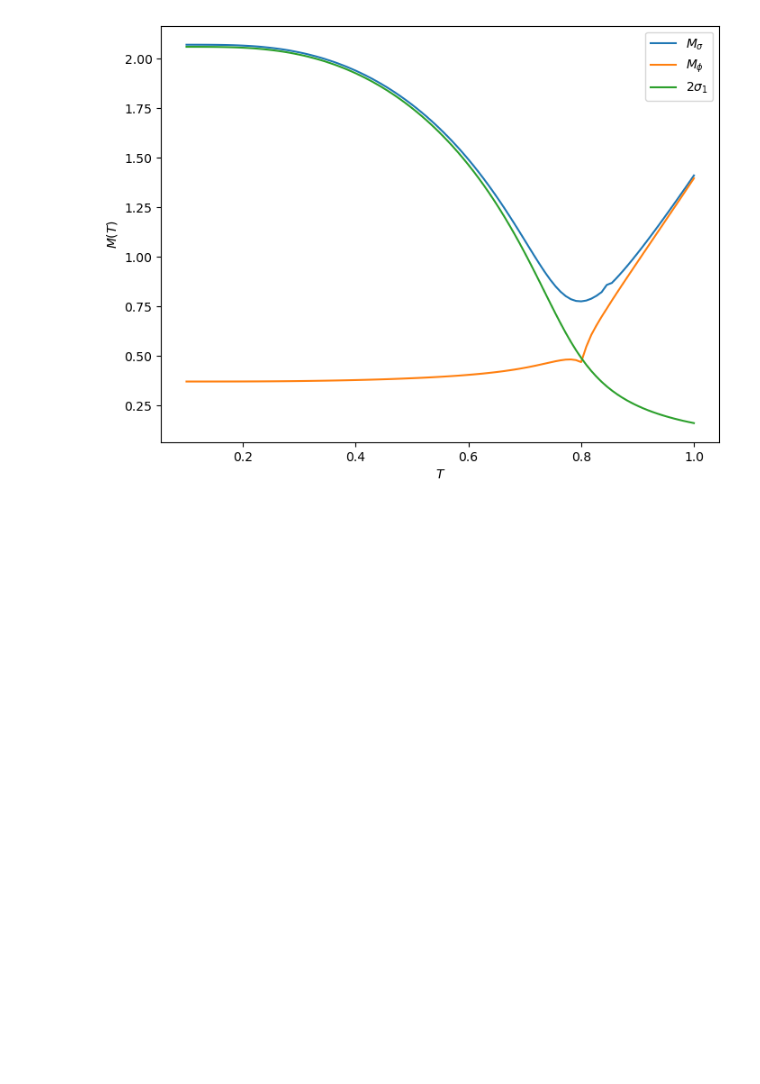
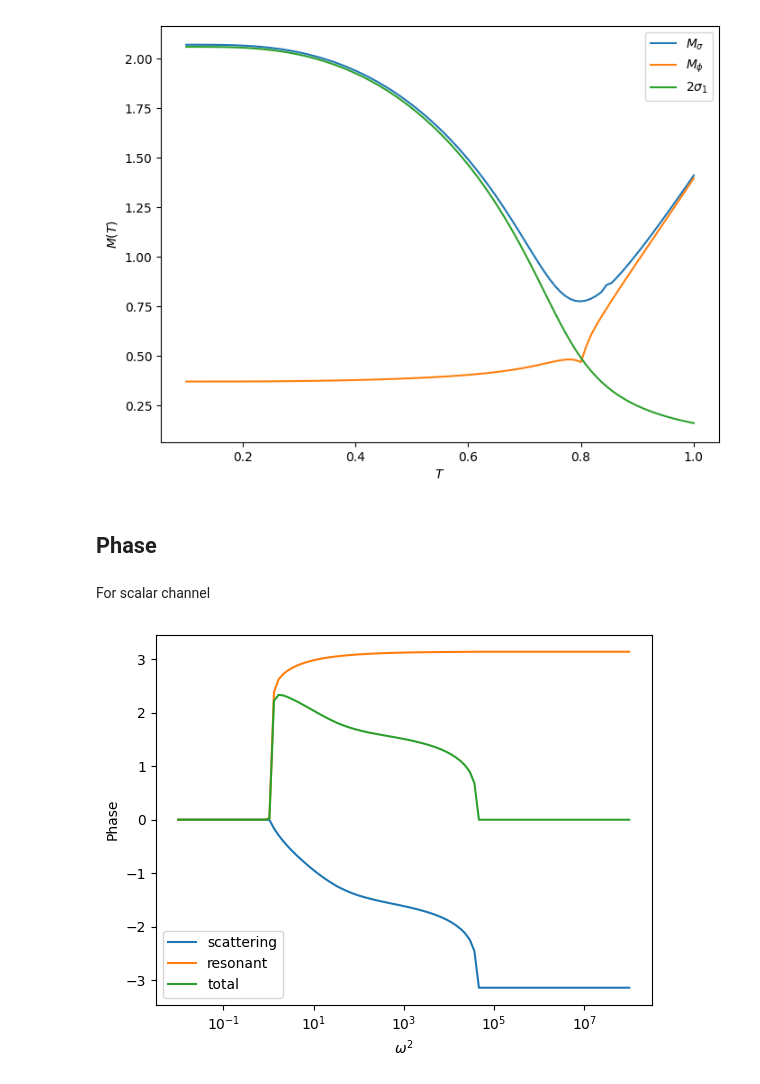
Before and after one commit to biplab37/Graphene, a Jupyter notebook: GN_model.ipynb, the cells around one changed output. Cells and saved outputs as stored; diff of their text form; code cells hidden in the pictures; blank space fills up the shorter version.

```diff
--- a/GN_model.ipynb
+++ b/GN_model.ipynb
@@ -70,3 +71,36 @@ ax2.legend()
 # %% [output]
 <matplotlib.legend.Legend at 0x...>
 [figure]
+# %% [markdown]
+## Phase
+# %%
+def plot_phase(phase,x_values):
+
+    # Evaluate the function for each x value
+    y_values = np.array([phase(x) for x in x_values])
+
+    # Plot the function for each output separately
+    plt.semilogx(x_values**2, y_values[:, 0], label='scattering')
+    plt.semilogx(x_values**2, y_values[:, 1], label='resonant')
+    plt.semilogx(x_values**2, y_values[:, 2], label='total')
+
+    # Add a legend and labels to the plot
+    plt.legend()
+    plt.xlabel(r'$\omega^2$')
+    plt.ylabel('Phase')
+
+    # Show the plot
+    plt.show()
+# %% [markdown]
+For scalar channel
+# %%
+temp = 0.7
+mu = 0.0
+param = jl.Parameters(κ=0.01)
+def phases_sigma(omega):
+    return jl.phase_sigma(temp,mu,omega,param)
+
+omegarange = np.logspace(-1,4,num=100)
+plot_phase(phases_sigma,omegarange)
+# %% [output]
+[figure, added]
```
Also changed, not shown: parts of 14 cells of this notebook, 1 other file.
